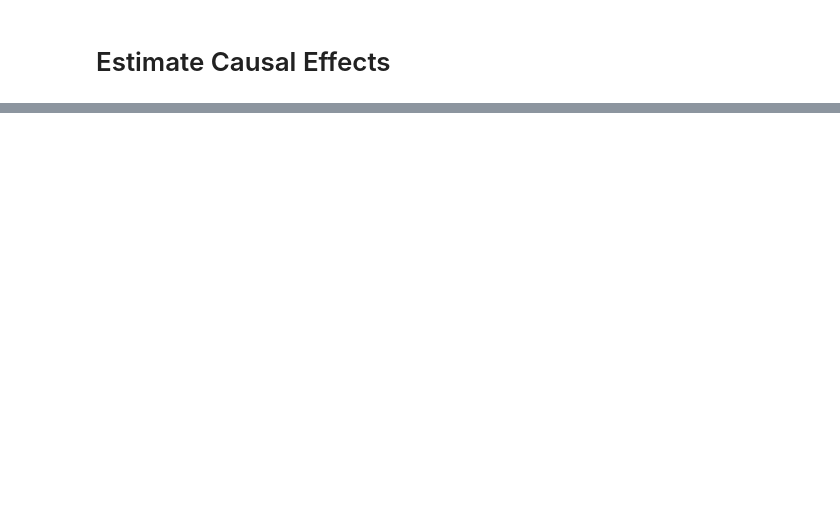
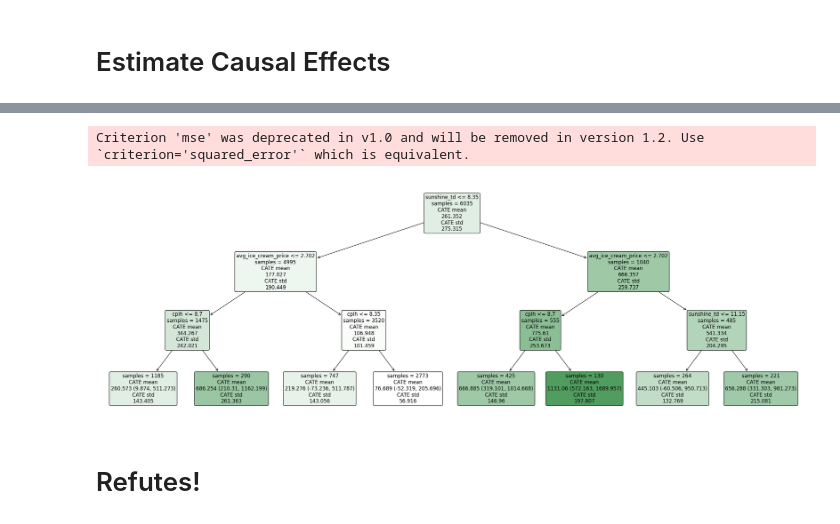
Before and after one commit to adi-jacobson/causal-ice-cream, a Jupyter notebook: notebooks/causal_modelling_econl_ml_only.ipynb, the cells around one changed output, grey strips where cells are left out. Drawn from its saved outputs; the diff is of its cells as text; code cells hidden in the pictures; blank space fills up the shorter version.

```diff
--- a/notebooks/causal_modelling_econl_ml_only.ipynb
+++ b/notebooks/causal_modelling_econl_ml_only.ipynb
@@ -70,3 +88,10 @@ shap.plots.beeswarm(shap_values['maximum_feels_like_temperature']['ice_cream_sol
 # %%
-intrp = SingleTreeCateInterpreter(include_model_uncertainty=True, max_depth=2)
-intrp.interpret(est, X)
+intrp = SingleTreeCateInterpreter(include_model_uncertainty=True, max_depth=3).interpret(est, X)
+
+plt.figure(figsize=(30,10))
+intrp.plot(feature_names=X.columns, fontsize=12)
+# %% [output]
+Criterion 'mse' was deprecated in v1.0 and will be removed in version 1.2. Use `criterion='squared_error'` which is equivalent.
+[figure, added]
+# %% [markdown]
+# Refutes!
```
Also changed, not shown: parts of 8 cells of this notebook.
